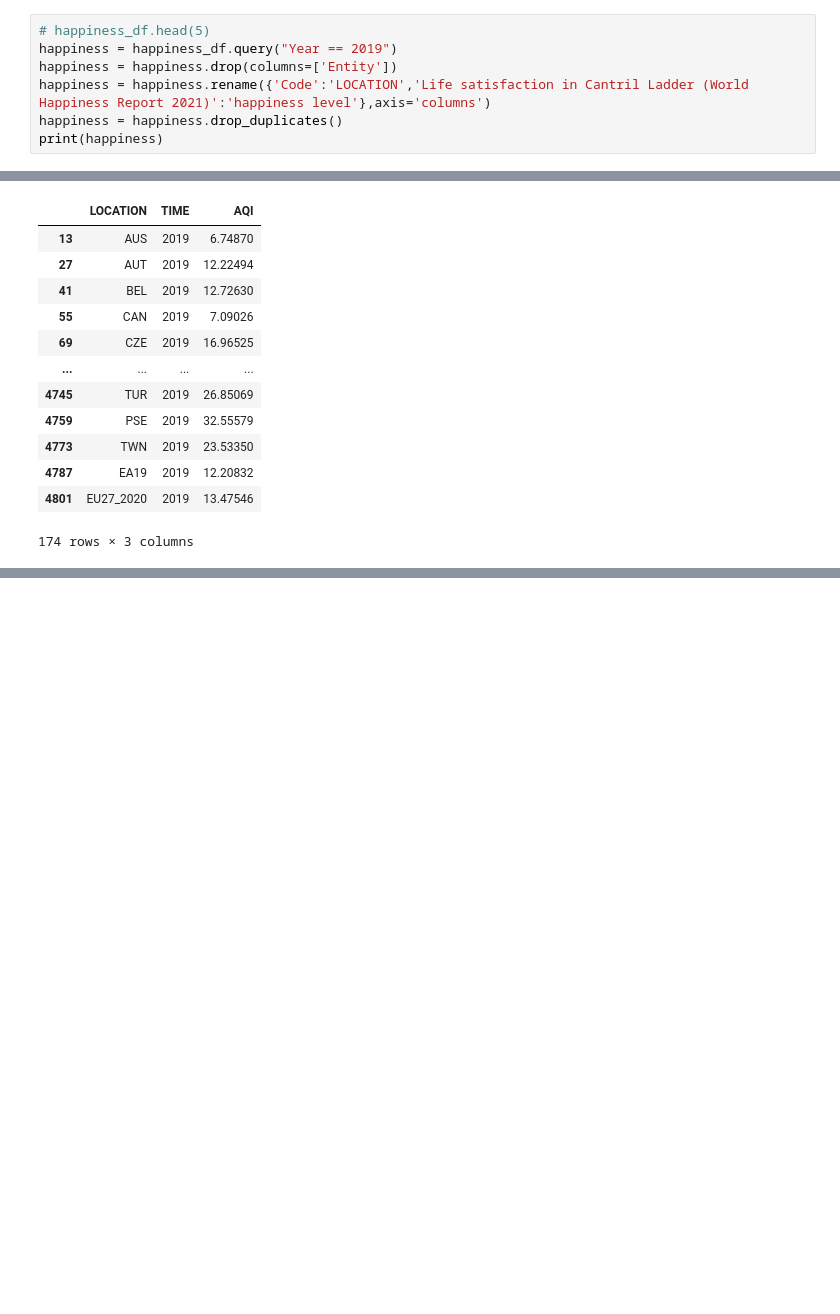
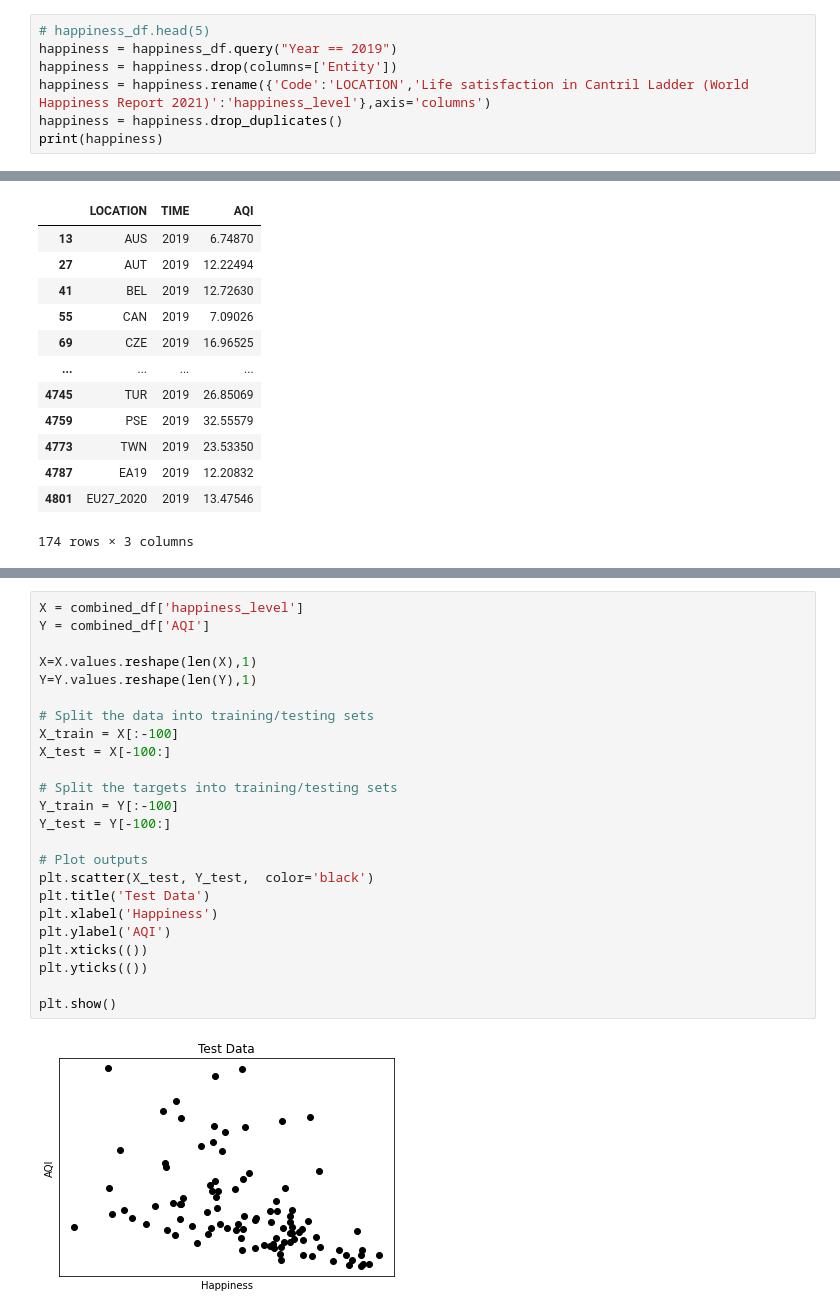
Before and after one commit to howardddwu/CSC474Final, a Jupyter notebook: CSC474Final.ipynb, the cells around one changed output, grey strips where cells are left out. Cells and saved outputs as stored; diff of their text form; blank space fills up the shorter version.

```diff
--- a/CSC474Final.ipynb
+++ b/CSC474Final.ipynb
@@ -11,7 +14,7 @@ air_df = pd.read_csv("https://raw.githubusercontent.com/howardddwu/CSC474Final/m
 # happiness_df.head(5)
 happiness = happiness_df.query("Year == 2019")
 happiness = happiness.drop(columns=['Entity'])
-happiness = happiness.rename({'Code':'LOCATION','Life satisfaction in Cantril Ladder (World Happiness Report 2021)':'happiness level'},axis='columns')
+happiness = happiness.rename({'Code':'LOCATION','Life satisfaction in Cantril Ladder (World Happiness Report 2021)':'happiness_level'},axis='columns')
 happiness = happiness.drop_duplicates()
 print(happiness)
 # %% [output]
@@ -104,3 +107,29 @@ fig = px.scatter(combined_df, x="happiness level", y="AQI")
 fig.show()
 # %% [output]
 [interactive output not drawn]
+# %%
+X = combined_df['happiness_level']
+Y = combined_df['AQI']
+
+X=X.values.reshape(len(X),1)
+Y=Y.values.reshape(len(Y),1)
+
+# Split the data into training/testing sets
+X_train = X[:-100]
+X_test = X[-100:]
+
+# Split the targets into training/testing sets
+Y_train = Y[:-100]
+Y_test = Y[-100:]
+
+# Plot outputs
+plt.scatter(X_test, Y_test,  color='black')
+plt.title('Test Data')
+plt.xlabel('Happiness')
+plt.ylabel('AQI')
+plt.xticks(())
+plt.yticks(())
+
+plt.show()
+# %% [output]
+[figure, added]
```
Also changed, not shown: parts of 5 cells of this notebook.
